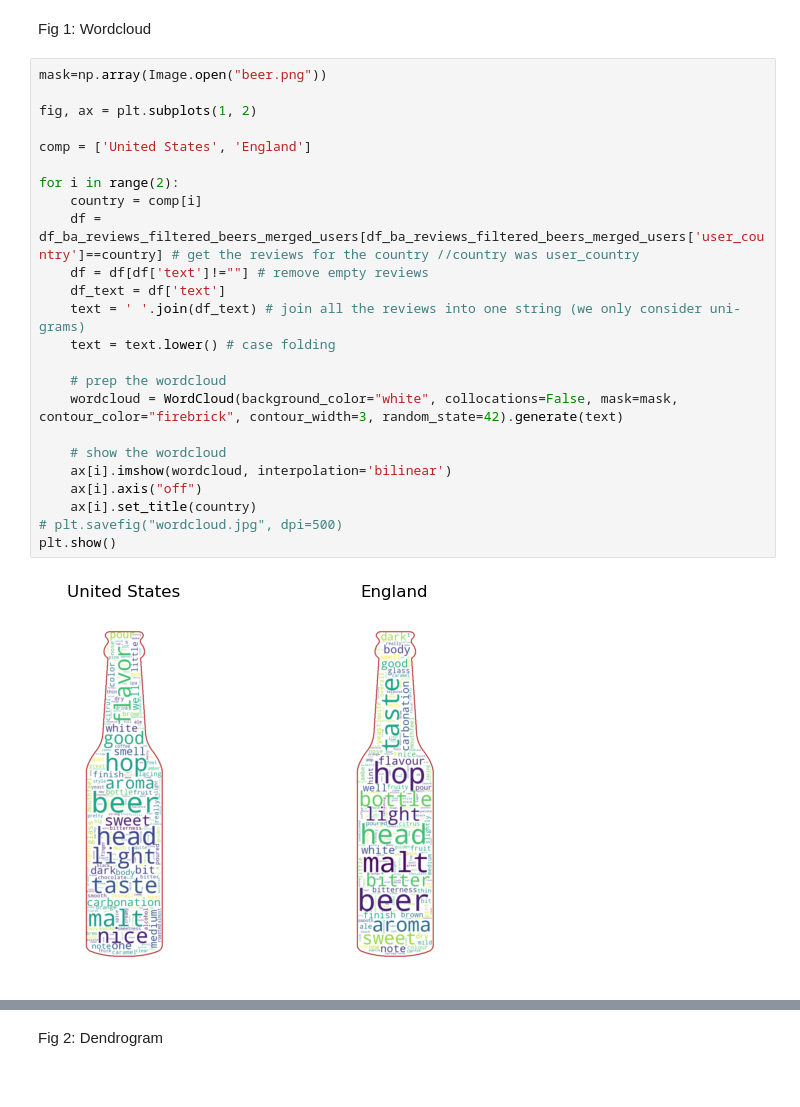
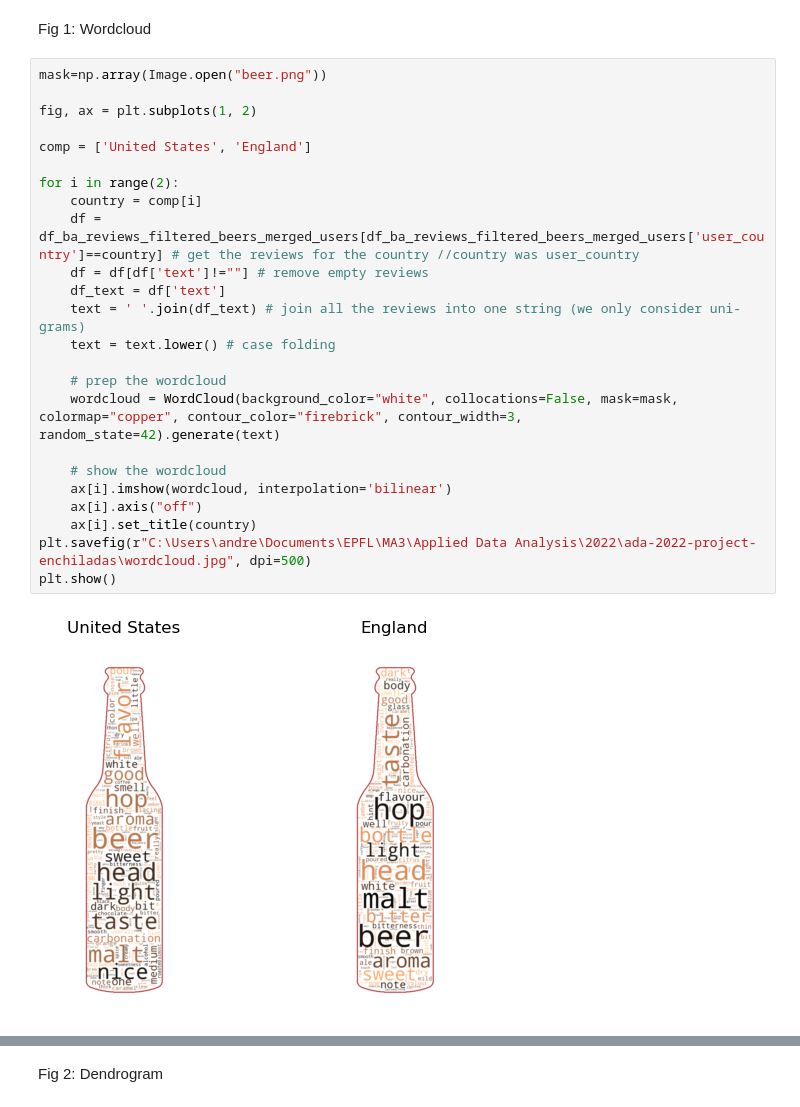
Before and after one commit to epfl-ada/ada-2022-project-enchiladas, a Jupyter notebook: nlp_viz.ipynb, the cells around one changed output, grey strips where cells are left out. Saved outputs shown, nothing was run; the diff lists cells and outputs as text.

```diff
--- a/nlp_viz.ipynb
+++ b/nlp_viz.ipynb
@@ -45,26 +45,26 @@ Fig 1: Wordcloud
 # %%
 mask=np.array(Image.open("beer.png"))
 
 fig, ax = plt.subplots(1, 2)
 
 comp = ['United States', 'England']
 
 for i in range(2):
     country = comp[i]
     df = df_ba_reviews_filtered_beers_merged_users[df_ba_reviews_filtered_beers_merged_users['user_country']==country] # get the reviews for the country //country was user_country
     df = df[df['text']!=""] # remove empty reviews
     df_text = df['text']
     text = ' '.join(df_text) # join all the reviews into one string (we only consider uni-grams)
     text = text.lower() # case folding
 
     # prep the wordcloud
-    wordcloud = WordCloud(background_color="white", collocations=False, mask=mask, contour_color="firebrick", contour_width=3, random_state=42).generate(text)
+    wordcloud = WordCloud(background_color="white", collocations=False, mask=mask, colormap="copper", contour_color="firebrick", contour_width=3, random_state=42).generate(text)
 
     # show the wordcloud
     ax[i].imshow(wordcloud, interpolation='bilinear')
     ax[i].axis("off")
     ax[i].set_title(country)
-# plt.savefig("wordcloud.jpg", dpi=500)
+plt.savefig(r"C:\Users\andre\Documents\EPFL\MA3\Applied Data Analysis\2022\ada-2022-project-enchiladas\wordcloud.jpg", dpi=500)
 plt.show()
 # %% [output]
-[figure, old version]
+[figure, new version]
```
Also changed, not shown: parts of 6 cells of this notebook, 4 other files.
